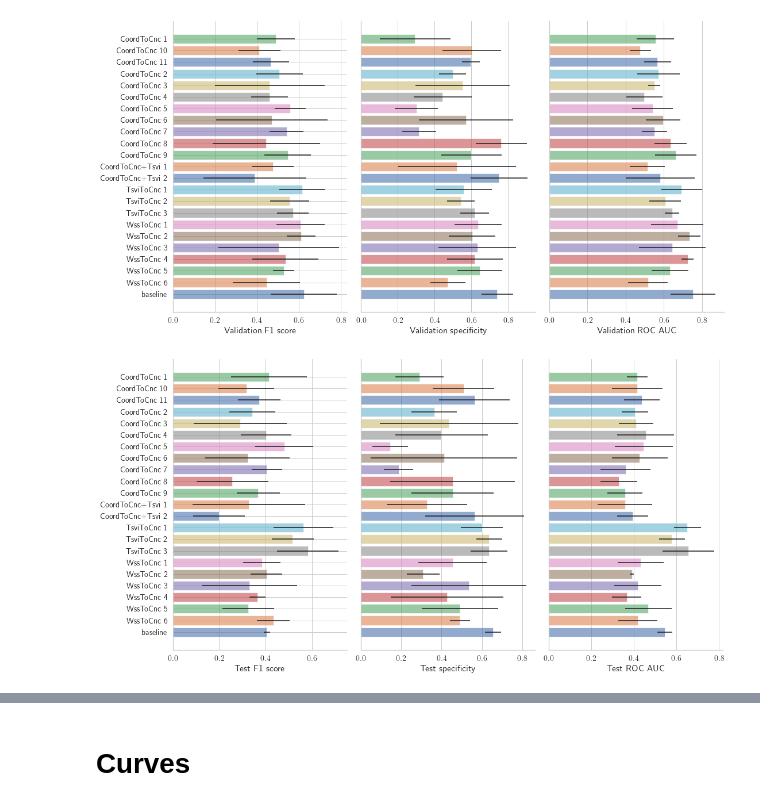
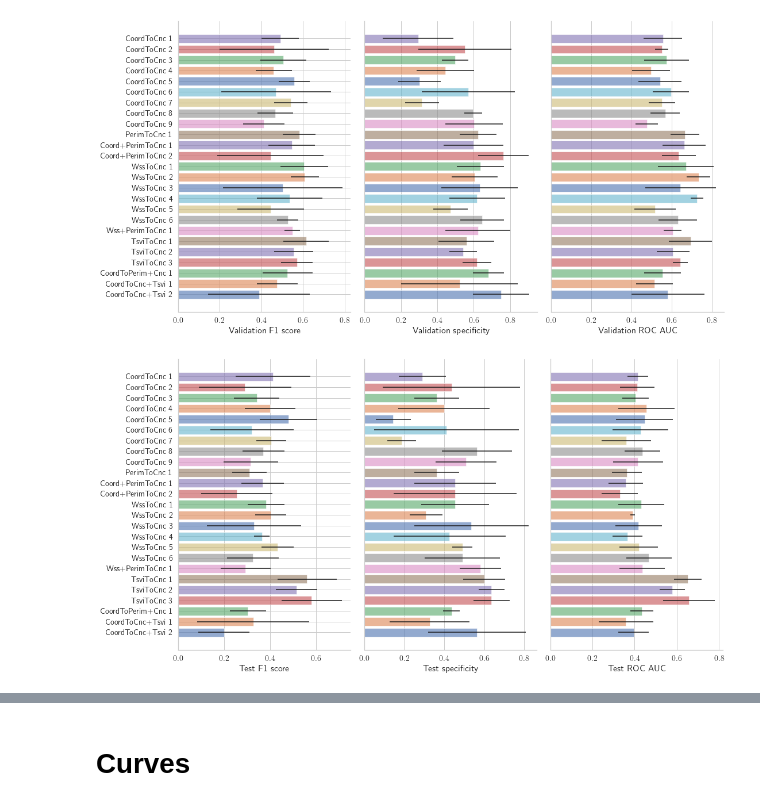
Before and after one commit to matthiaszeller/GNN-MI, a Jupyter notebook: notebook/6-Results-Table.ipynb, the cells around one changed output, grey strips where cells are left out. Saved outputs shown, nothing was run; the diff lists cells and outputs as text; code cells hidden in the pictures.

```diff
--- a/notebook/6-Results-Table.ipynb
+++ b/notebook/6-Results-Table.ipynb
@@ -121,6 +133,12 @@ for test_id, sub in dfs.groupby('test_id'):
     df_config.append(item.rename(test_id))
 
 df_config = pd.DataFrame(df_config).sort_values('dataset.name')
+
+# Special
+df_config.loc['zq2p65', 'dataset.name'] = 'Coord+PerimToCnc'
+df_config.loc['hiemfs', 'dataset.name'] = 'Coord+PerimToCnc'
+df_config.loc['4hekcl', 'dataset.name'] = 'PerimToCnc_perimeter'
+
 df_config
 # %% [output]
 |  | dataset.name | epochs | loss.weight | model.name | model.type | num_equiv | num_gin | num_hidden_dim | ... |
@@ -151,3 +170,6 @@ def map_names(df_config):
     mapping['baseline'] = 'baseline'
 
     return mapping
+# %%
+mapping = map_names(df_config)
+mapping
@@ -154,7 +194,20 @@ def map_names(df_config):
+# %%
+from functools import reduce
+def sort_models(ls, order):
+    models = {k: [] for k in order}
+    for e in ls:
+        base = e.split(' ')[0]
+        models[base].append(e)
+
+    models = reduce(lambda acc, e: acc + list(e), models.values(), [])
+    return models
 # %%
-other = df.loc[df_config.index.tolist() + ['baseline']]
-other.index = other.index.map(map_names(df_config))
-other.sort_index(inplace=True)
+order = ['CoordToCnc', 'PerimToCnc', 'Coord+PerimToCnc', 'WssToCnc', 'Wss+PerimToCnc', 'TsviToCnc', 'CoordToPerim+Cnc', 'CoordToCnc+Tsvi']
+
+other = df.loc[df_config.index.tolist()].copy()
+other.index = other.index.map(mapping)
+other = other.loc[sort_models(other.index.tolist(), order)]
+#other.sort_index(inplace=True, key=sort_model_names)
 other
 # %% [output]
 |  | test.1.f1-score |  | test.0.recall |  | test.1.auc |  | val.1.f1-score |  | ... |
@@ -200,22 +255,22 @@ df_config
 # %%
 ms = ['val.1.f1-score', 'val.0.recall', 'val.1.auc']
 
 _, ax = plt.subplots(1, len(ms), figsize=(len(ms) * 5 + 0.5, 8))
 df_plot = other[::-1]
 colors = sns.color_palette('deep', n_colors=df_plot.shape[0])
 for a, m in zip(ax, ms):
     l = a.barh(y=df_plot.index, width=df_plot[(m, 'mean')], xerr=df_plot[(m, 'std')], alpha=0.6, color=colors)
     a.set_xlabel(m)
 
 for a in ax[1:]:
     a.set_yticks([])
 ax[0].set_xlabel('Validation F1 score')
 ax[1].set_xlabel('Validation specificity')
 ax[2].set_xlabel('Validation ROC AUC')
 plt.tight_layout()
-process_figure('figs/compare_metrics.pdf')
+process_figure('figs/models_validation_kfoldcv.pdf')
 # %% [output]
-[figure, old version]
+[figure, new version]
 # %%
 ms = ['test.1.f1-score', 'test.0.recall', 'test.1.auc']
 
@@ -232,6 +287,6 @@ ax[0].set_xlabel('Test F1 score')
 ax[1].set_xlabel('Test specificity')
 ax[2].set_xlabel('Test ROC AUC')
 plt.tight_layout()
-process_figure('figs/compare_metrics_test.pdf')
+process_figure('figs/models_test_kfoldcv.pdf')
 # %% [output]
-[figure, old version]
+[figure, new version]
```
Also changed, not shown: parts of 44 cells of this notebook, 2 other files.
